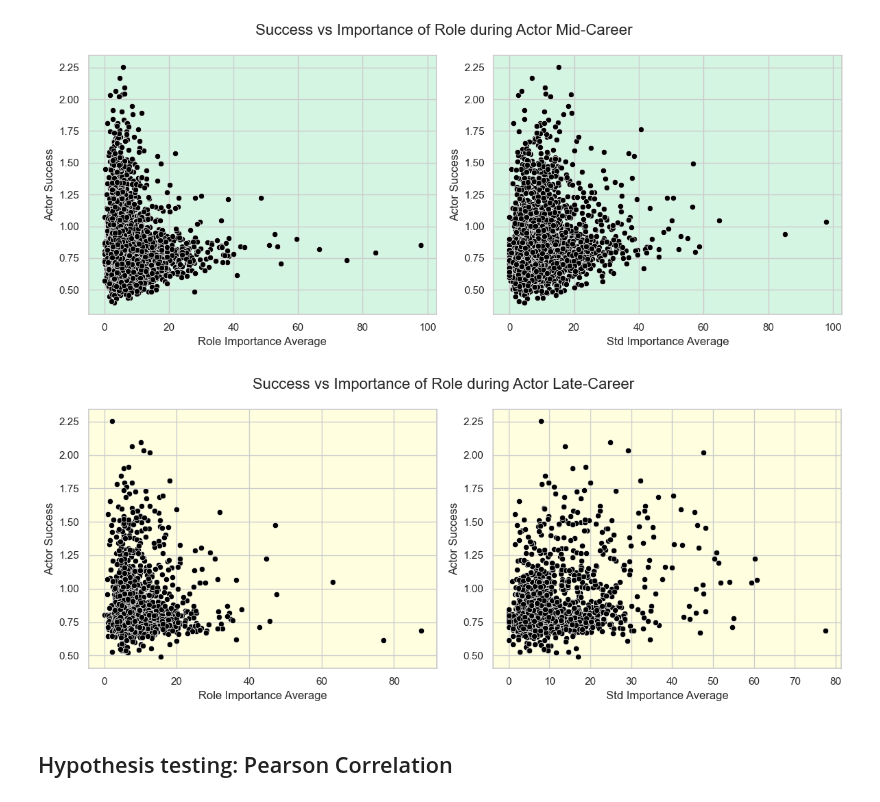
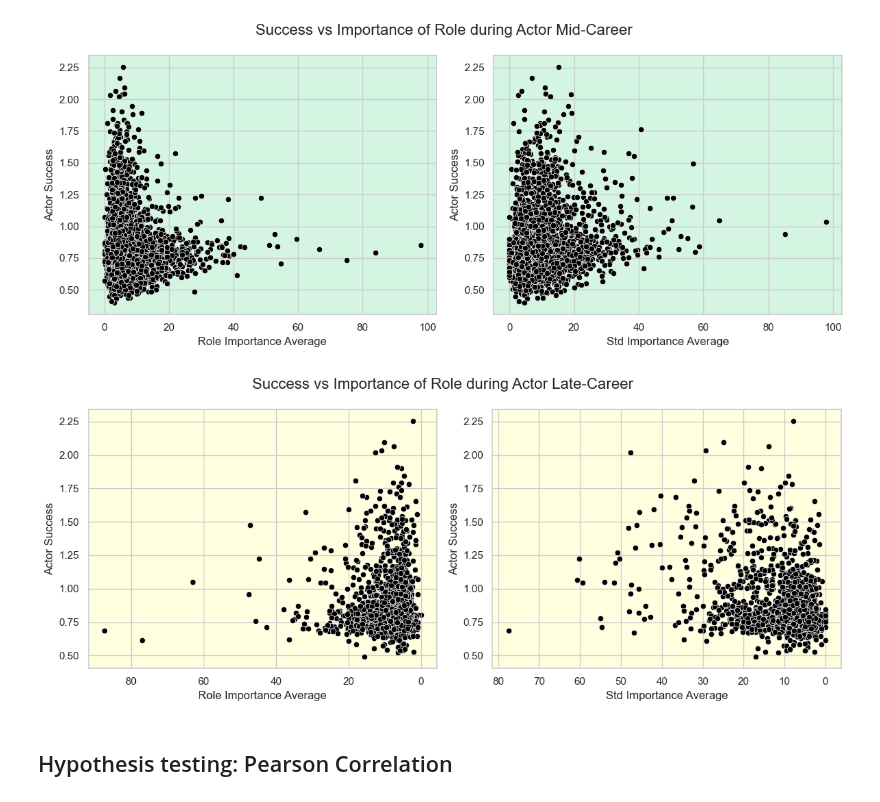
Before and after one commit to epfl-ada/ada-2023-project-cinemada, a Jupyter notebook: Preprocessing/analysis_lead.ipynb, the cells around one changed output. Drawn from its saved outputs; the diff is of its cells as text; code cells hidden in the pictures.

```diff
--- a/Preprocessing/analysis.ipynb
+++ b/Preprocessing/analysis_lead.ipynb
@@ -186,27 +185,30 @@ plt.show()
 # %%
 
 fig1, axes = plt.subplots(nrows=1, ncols=2, figsize=(12, 5))
 fig1.suptitle('Success vs Importance of Role during Actor Late-Career', fontsize=16)
 axes = axes.flatten()
 sns.set_theme()
 sns.set(style="whitegrid")
 
 sns.scatterplot(x=avg_role_end, y=success_end, ax=axes[0], color='black')
 axes[0].set_xlabel('Role Importance Average')
 axes[0].set_ylabel('Actor Success')
 axes[0].set_facecolor(light_yellow)
 
 # Plot 2: Success vs Role Standard Deviation
 sns.scatterplot(x=std_role_end, y=success_end, ax=axes[1], color='black')
 axes[1].set_xlabel('Std Importance Average')
 axes[1].set_ylabel('Actor Success')
 axes[1].set_facecolor(light_yellow)
 
+# Flip the x-axis so that the highest average role importance is on the left
+axes[0].invert_xaxis()
+axes[1].invert_xaxis()
 
 plt.tight_layout()
 plt.show()
 # %% [output]
-[figure, old version]
+[figure, new version]
 # %% [markdown]
 ## Hypothesis testing: Pearson Correlation
 # %%
```
Also changed, not shown: parts of 1 cell of this notebook, 1 other file.
